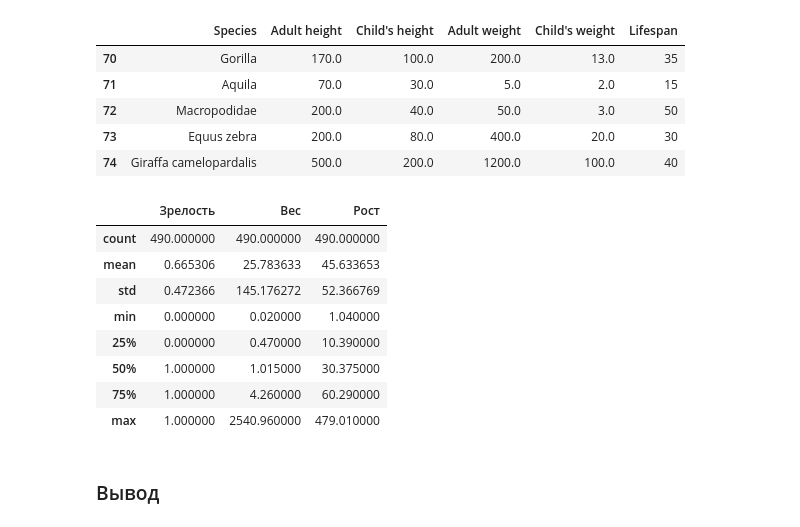
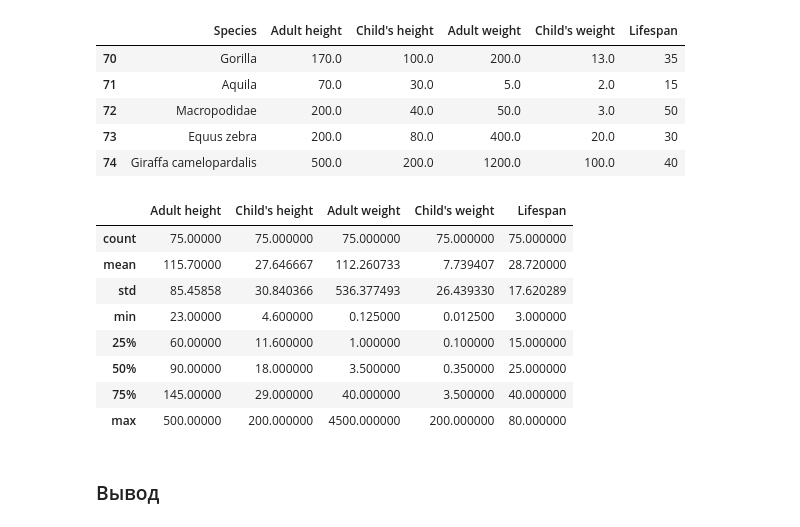
Before and after one commit to Iwonderfull/sorting, a Jupyter notebook: src/gas/GenerateData.ipynb, the cells around one changed output. Saved outputs shown, nothing was run; the diff lists cells and outputs as text; code cells hidden in the pictures.

```diff
--- a/src/gas/GenerateData.ipynb
+++ b/src/gas/GenerateData.ipynb
@@ -55,18 +80,18 @@ dt_specie.tail(5)
 | 72 | Macropodidae | 200.0 | 40.0 | 50.0 | 3.0 | 50 |
 | 73 | Equus zebra | 200.0 | 80.0 | 400.0 | 20.0 | 30 |
 | 74 | Giraffa camelopardalis | 500.0 | 200.0 | 1200.0 | 100.0 | 40 |
-# %%
-dt_gd.describe()
-# %% [output]
-|  | Зрелость | Вес | Рост |
-| count | 490.000000 | 490.000000 | 490.000000 |
-| mean | 0.665306 | 25.783633 | 45.633653 |
-| std | 0.472366 | 145.176272 | 52.366769 |
-| min | 0.000000 | 0.020000 | 1.040000 |
-| 25% | 0.000000 | 0.470000 | 10.390000 |
-| 50% | 1.000000 | 1.015000 | 30.375000 |
-| 75% | 1.000000 | 4.260000 | 60.290000 |
-| max | 1.000000 | 2540.960000 | 479.010000 |
+# %%
+dt_specie.describe()
+# %% [output]
+|  | Adult height | Child's height | Adult weight | Child's weight | Lifespan |
+| count | 75.00000 | 75.000000 | 75.000000 | 75.000000 | 75.000000 |
+| mean | 115.70000 | 27.646667 | 112.260733 | 7.739407 | 28.720000 |
+| std | 85.45858 | 30.840366 | 536.377493 | 26.439330 | 17.620289 |
+| min | 23.00000 | 4.600000 | 0.125000 | 0.012500 | 3.000000 |
+| 25% | 60.00000 | 11.600000 | 1.000000 | 0.100000 | 15.000000 |
+| 50% | 90.00000 | 18.000000 | 3.500000 | 0.350000 | 25.000000 |
+| 75% | 145.00000 | 29.000000 | 40.000000 | 3.500000 | 40.000000 |
+| max | 500.00000 | 200.000000 | 4500.000000 | 200.000000 | 80.000000 |
 # %% [markdown]
 ### Вывод
 # %% [markdown]
```
Also changed, not shown: parts of 21 cells of this notebook.
